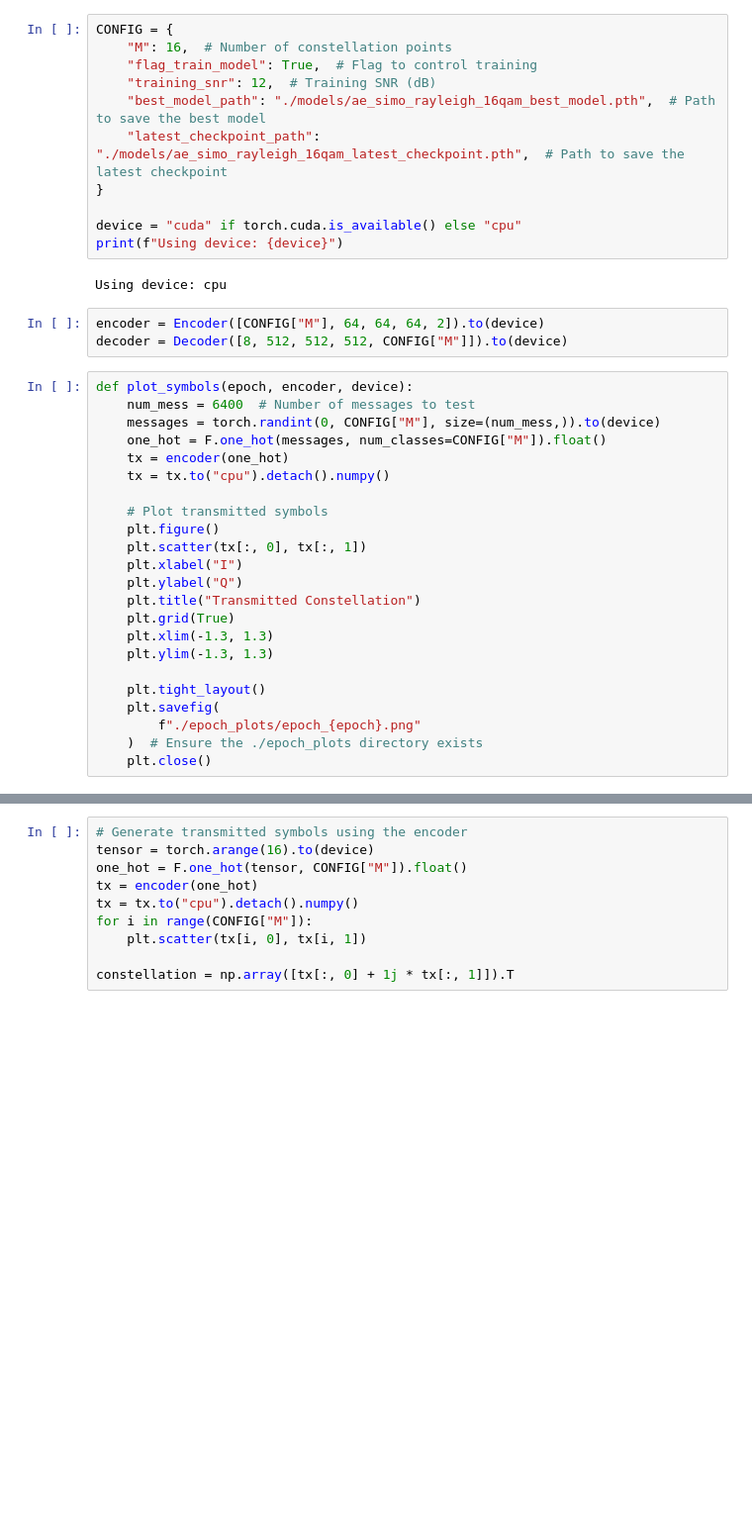
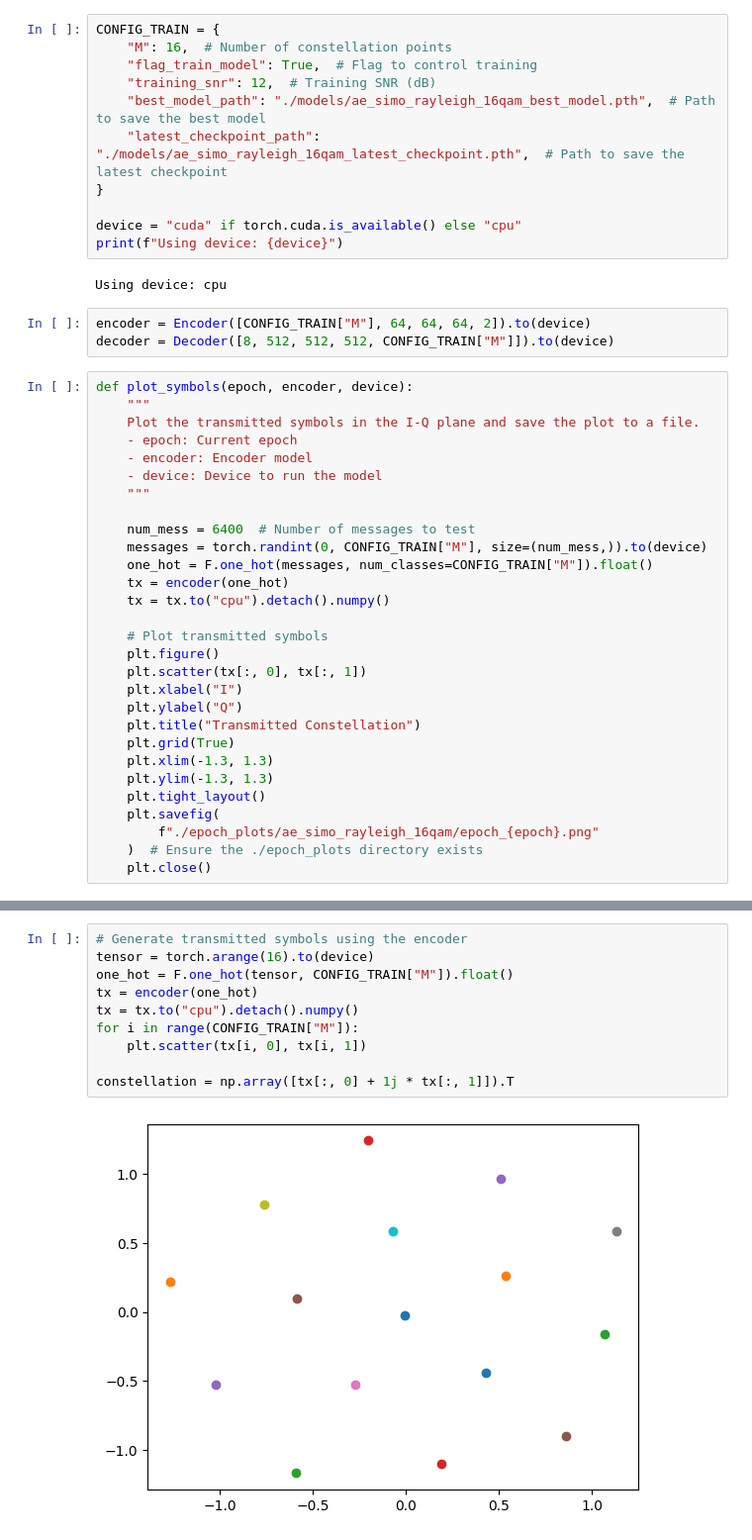
Before and after one commit to yewentai/Auto-Encoder-in-SIMO-System, a Jupyter notebook: AE_SIMO_MQAM_Rayleigh.ipynb, the cells around one changed output, grey strips where cells are left out. Shown at 99% size. Cells and saved outputs as stored; diff of their text form; blank space fills up the shorter version.

```diff
--- a/AE_SIMO_MQAM_Rayleigh.ipynb
+++ b/AE_SIMO_MQAM_Rayleigh.ipynb
@@ -12,7 +12,7 @@ import os
 
 from utils import Encoder, Decoder, awgn
 # %%
-CONFIG = {
+CONFIG_TRAIN = {
     "M": 16,  # Number of constellation points
     "flag_train_model": True,  # Flag to control training
     "training_snr": 12,  # Training SNR (dB)
@@ -25,13 +25,20 @@ print(f"Using device: {device}")
 # %% [output]
 Using device: cpu
 # %%
-encoder = Encoder([CONFIG["M"], 64, 64, 64, 2]).to(device)
-decoder = Decoder([8, 512, 512, 512, CONFIG["M"]]).to(device)
+encoder = Encoder([CONFIG_TRAIN["M"], 64, 64, 64, 2]).to(device)
+decoder = Decoder([8, 512, 512, 512, CONFIG_TRAIN["M"]]).to(device)
 # %%
 def plot_symbols(epoch, encoder, device):
+    """
+    Plot the transmitted symbols in the I-Q plane and save the plot to a file.
+    - epoch: Current epoch
+    - encoder: Encoder model
+    - device: Device to run the model
+    """
+
     num_mess = 6400  # Number of messages to test
-    messages = torch.randint(0, CONFIG["M"], size=(num_mess,)).to(device)
-    one_hot = F.one_hot(messages, num_classes=CONFIG["M"]).float()
+    messages = torch.randint(0, CONFIG_TRAIN["M"], size=(num_mess,)).to(device)
+    one_hot = F.one_hot(messages, num_classes=CONFIG_TRAIN["M"]).float()
     tx = encoder(one_hot)
     tx = tx.to("cpu").detach().numpy()
 
@@ -44,10 +51,9 @@ def plot_symbols(epoch, encoder, device):
     plt.grid(True)
     plt.xlim(-1.3, 1.3)
     plt.ylim(-1.3, 1.3)
-
     plt.tight_layout()
     plt.savefig(
-        f"./epoch_plots/epoch_{epoch}.png"
+        f"./epoch_plots/ae_simo_rayleigh_16qam/epoch_{epoch}.png"
     )  # Ensure the ./epoch_plots directory exists
     plt.close()
 # %%
@@ -189,11 +243,13 @@ imageio.mimsave("./training_animation.gif", images, fps=2)
 # %%
 # Generate transmitted symbols using the encoder
 tensor = torch.arange(16).to(device)
-one_hot = F.one_hot(tensor, CONFIG["M"]).float()
+one_hot = F.one_hot(tensor, CONFIG_TRAIN["M"]).float()
 tx = encoder(one_hot)
 tx = tx.to("cpu").detach().numpy()
-for i in range(CONFIG["M"]):
+for i in range(CONFIG_TRAIN["M"]):
     plt.scatter(tx[i, 0], tx[i, 1])
 
 constellation = np.array([tx[:, 0] + 1j * tx[:, 1]]).T
+# %% [output]
+[figure, added]
 # %%
```
Also changed, not shown: parts of 7 cells of this notebook, 3 other files.
